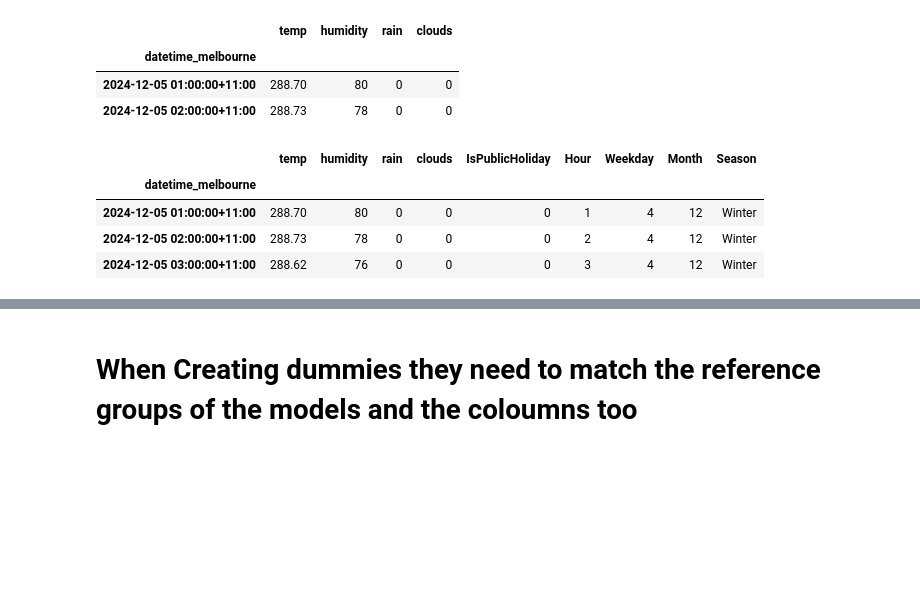
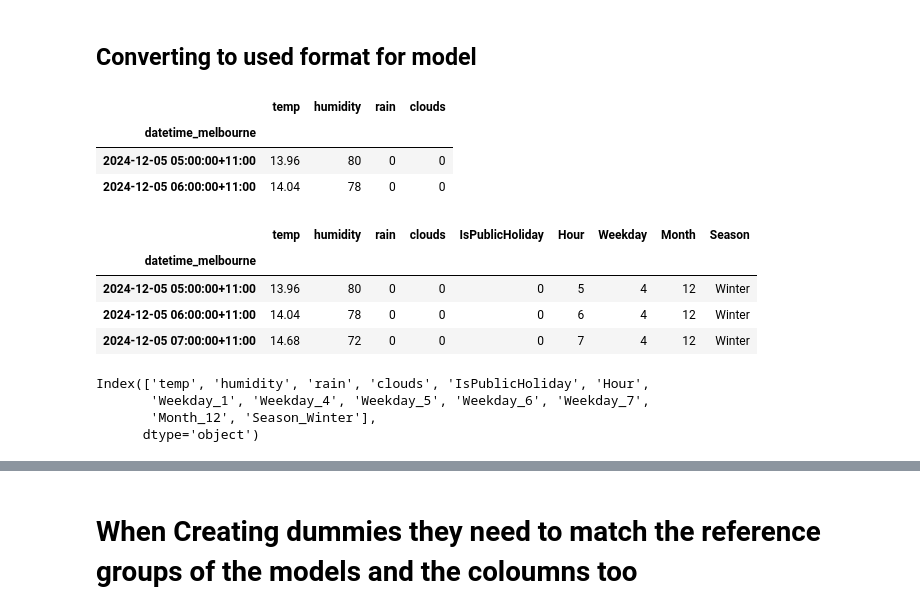
Before and after one commit to ymb287/HSG_BA_and_DS_Applications, a Jupyter notebook: streamlit/test_api.ipynb, the cells around one changed output, grey strips where cells are left out. Saved outputs shown, nothing was run; the diff lists cells and outputs as text; code cells hidden in the pictures; blank space fills up the shorter version.

```diff
--- a/streamlit/test_api.ipynb
+++ b/streamlit/test_api.ipynb
@@ -23,38 +105,40 @@ df.head(2)
+# %% [markdown]
+## Converting to used format for model
 # %%
 from datetime import datetime
 import pytz
 import pandas as pd
 
 
 df = pd.DataFrame(x['list'])
 df
 
 # Extract relevant columns
-df['temp'] = df['main'].apply(lambda x: x['temp'])
+df['temp'] = df['main'].apply(lambda x: x['temp'] - 273.15)  # Convert Kelvin to Celsius
 df['humidity'] = df['main'].apply(lambda x: x['humidity'])
 # replace NAn with 0 in df['rain']
 df['rain'] = df['rain'].fillna(0)
 df['clouds'] = df['clouds'].apply(lambda x: x['all'])
 
 # Convert Unix timestamp to Melbourne local time
 melbourne_tz = pytz.timezone("Australia/Melbourne")
 df['datetime_melbourne'] = df['dt'].apply(
     lambda x: pytz.utc.localize(datetime.utcfromtimestamp(x)).astimezone(melbourne_tz)
 )
 
 # Set datetime as index
 df.set_index('datetime_melbourne', inplace=True)
 
 # Keep only relevant columns
 df = df[['temp', 'humidity', 'rain', 'clouds']]
 
 # Display the table
 df.head(2)
 # %% [output]
 |  | temp | humidity | rain | clouds |
 | datetime_melbourne |  |  |  |  |
-| 2024-12-05 01:00:00+11:00 | 288.70 | 80 | 0 | 0 |
-| 2024-12-05 02:00:00+11:00 | 288.73 | 78 | 0 | 0 |
+| 2024-12-05 05:00:00+11:00 | 13.96 | 80 | 0 | 0 |
+| 2024-12-05 06:00:00+11:00 | 14.04 | 78 | 0 | 0 |
 # %%
 import holidays
 
@@ -79,6 +163,18 @@ df.head(3)
 # %% [output]
 |  | temp | humidity | rain | clouds | IsPublicHoliday | Hour | Weekday | Month | Season |
 | datetime_melbourne |  |  |  |  |  |  |  |  |  |
-| 2024-12-05 01:00:00+11:00 | 288.70 | 80 | 0 | 0 | 0 | 1 | 4 | 12 | Winter |
-| 2024-12-05 02:00:00+11:00 | 288.73 | 78 | 0 | 0 | 0 | 2 | 4 | 12 | Winter |
-| 2024-12-05 03:00:00+11:00 | 288.62 | 76 | 0 | 0 | 0 | 3 | 4 | 12 | Winter |
+| 2024-12-05 05:00:00+11:00 | 13.96 | 80 | 0 | 0 | 0 | 5 | 4 | 12 | Winter |
+| 2024-12-05 06:00:00+11:00 | 14.04 | 78 | 0 | 0 | 0 | 6 | 4 | 12 | Winter |
+| 2024-12-05 07:00:00+11:00 | 14.68 | 72 | 0 | 0 | 0 | 7 | 4 | 12 | Winter |
+# %%
+categorical_columns = ['Weekday', 'Month', 'Season']
+
+# Dummy-encode all categorical columns
+df_with_all_dummies = pd.get_dummies(df, columns=categorical_columns)
+
+df_with_all_dummies.columns
+# %% [output]
+Index(['temp', 'humidity', 'rain', 'clouds', 'IsPublicHoliday', 'Hour',
+       'Weekday_1', 'Weekday_4', 'Weekday_5', 'Weekday_6', 'Weekday_7',
+       'Month_12', 'Season_Winter'],
+      dtype='object')
```
Also changed, not shown: parts of 9 cells of this notebook, 2 other files.
